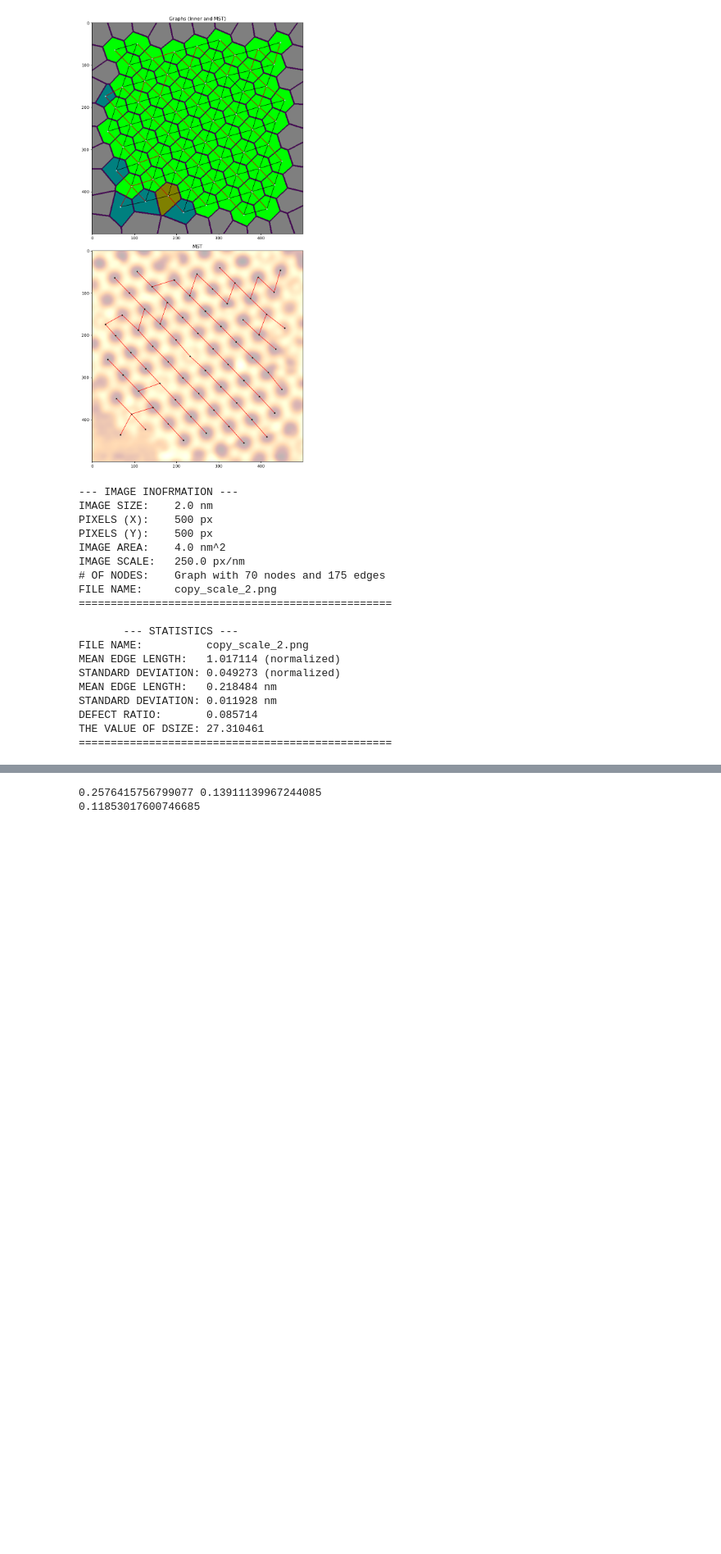
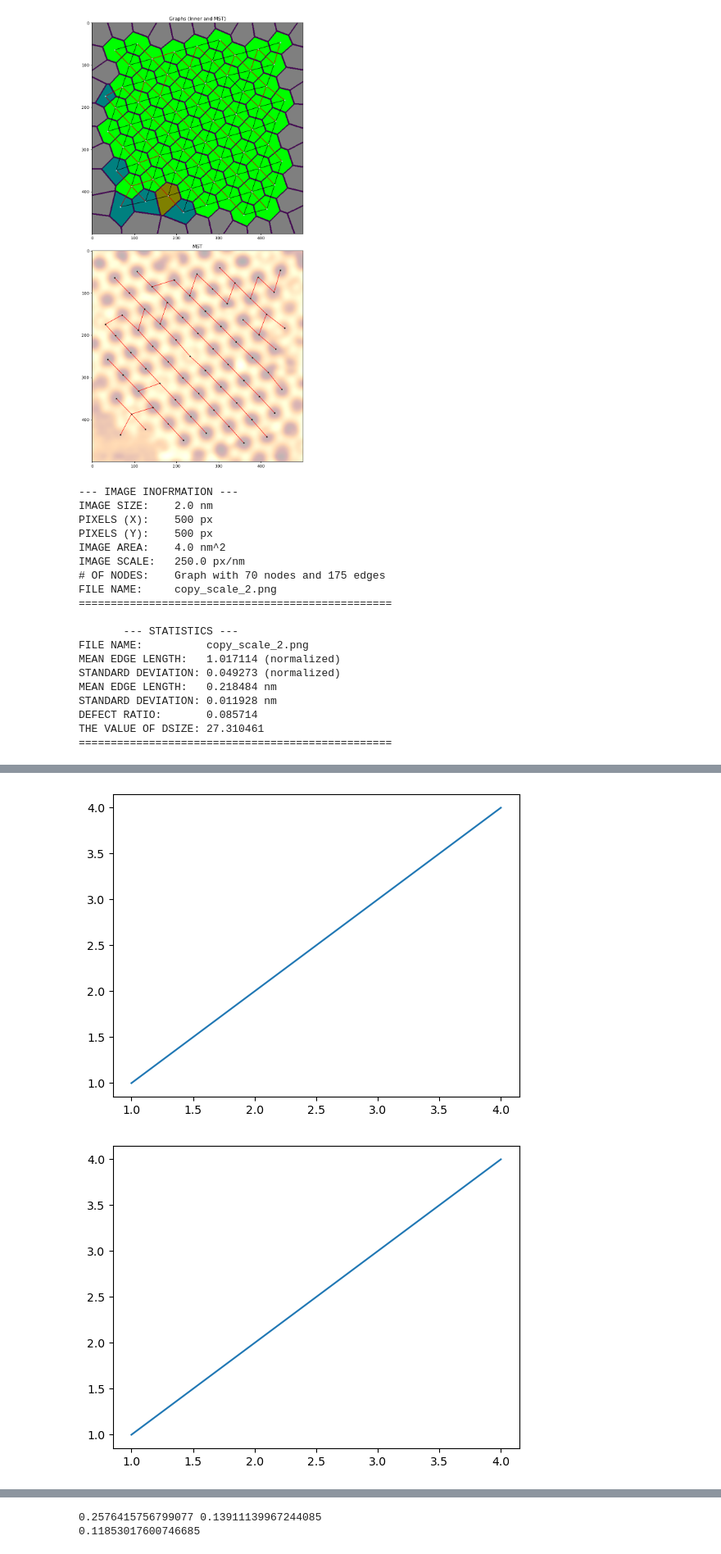
Before and after one commit to GallagherSurfaceLab/summer_26, a Jupyter notebook: STM_voronoi.ipynb, the cells around one changed output, grey strips where cells are left out. Shown at 82% size. Saved outputs shown, nothing was run; the diff lists cells and outputs as text; code cells hidden in the pictures; blank space fills up the shorter version.

```diff
--- a/STM_voronoi.ipynb
+++ b/STM_voronoi.ipynb
@@ -622,0 +646,18 @@ if lattice_test == True:
+# %%
+# Source - https://stackoverflow.com/a/19189664
+# Posted by Aleksander Lidtke, modified by community. See post 'Timeline' for change history
+# Retrieved 2026-06-04, License - CC BY-SA 4.0
+
+import matplotlib.pyplot as plt
+x=[[1,2,3,4],[1,2,3,4],[1,2,3,4],[1,2,3,4]]
+y=[[1,2,3,4],[1,2,3,4],[1,2,3,4],[1,2,3,4]]
+for i in range(len(x)):
+    plt.figure()
+    plt.plot(x[i],y[i])
+    # Show/save figure as desired.
+    plt.show()
+# Can show all four figures at once by calling plt.show() here, outside the loop.
+#plt.show()
+# %% [output]
+[figure, added]
+[figure, added]
```
Also changed, not shown: parts of 4 cells of this notebook, 3 other files.
